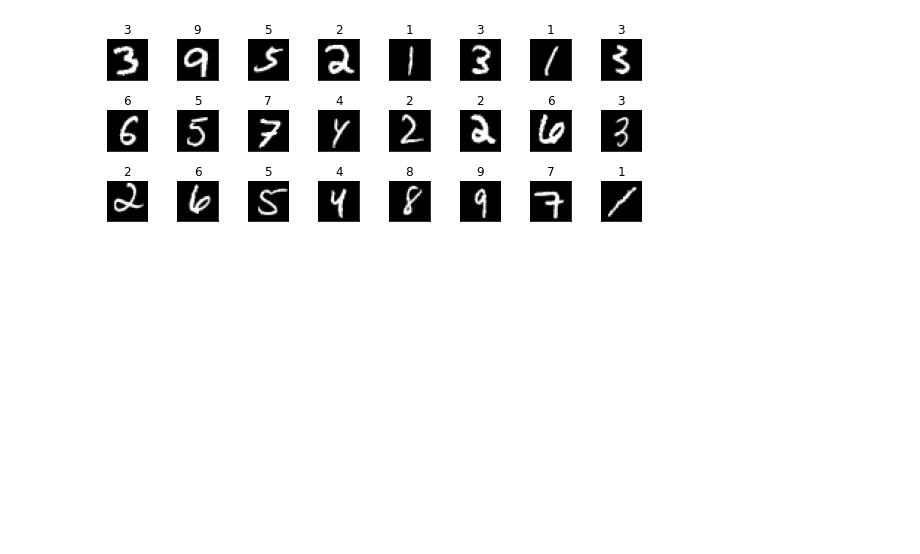
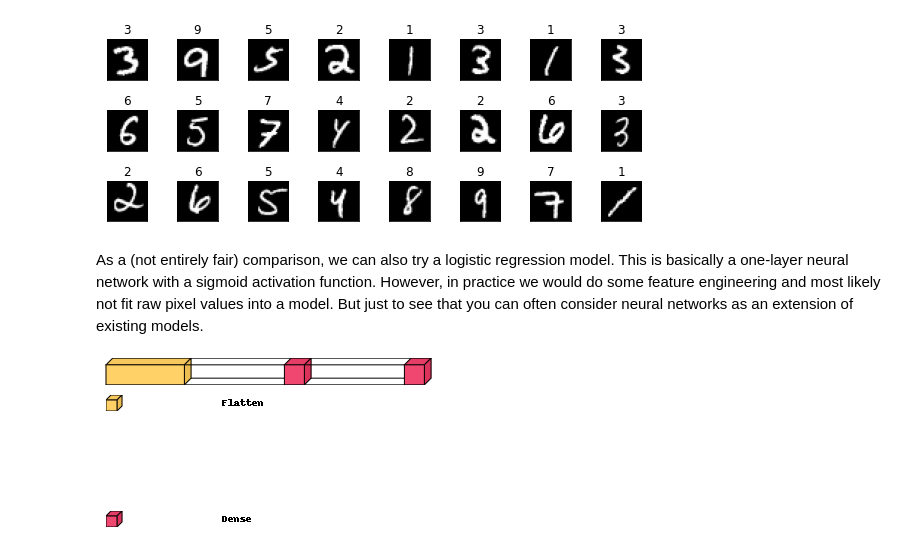
Before and after one commit to neural-data-science-lab/DL-intro-2022, a Jupyter notebook: MNIST-CNN-Keras.ipynb, the cells around one changed output. Saved outputs shown, nothing was run; the diff lists cells and outputs as text; code cells hidden in the pictures; blank space fills up the shorter version.

Commit message:
adds simple logistic regression model for MNIST

```diff
--- a/MNIST-CNN-Keras.ipynb
+++ b/MNIST-CNN-Keras.ipynb
@@ -207,3 +209,24 @@ plt.tight_layout()
 plt.show()
 # %% [output]
 [figure]
+# %% [markdown]
+As a (not entirely fair) comparison, we can also try a logistic regression model. This is basically a one-layer neural network with a sigmoid activation function. However, in practice we would do some feature engineering and most likely not fit raw pixel values into a model. But just to see that you can often consider neural networks as an extension of existing models.
+# %%
+batch_size = 128
+epochs = 30
+
+
+model = keras.Sequential(
+    [
+        keras.Input(shape=input_shape),
+        layers.Flatten(),
+        layers.Dense(128, activation='sigmoid'),
+        # try taking in/out the Dropout layer
+        # layers.Dropout(0.5),
+        layers.Dense(num_classes, activation='softmax')
+    ]
+)
+# %%
+visualkeras.layered_view(model, legend=True, scale_xy=10, scale_z=0.1, draw_volume=True, spacing = 100)
+# %% [output]
+[figure, added]
```
Also changed, not shown: parts of 9 cells of this notebook.
